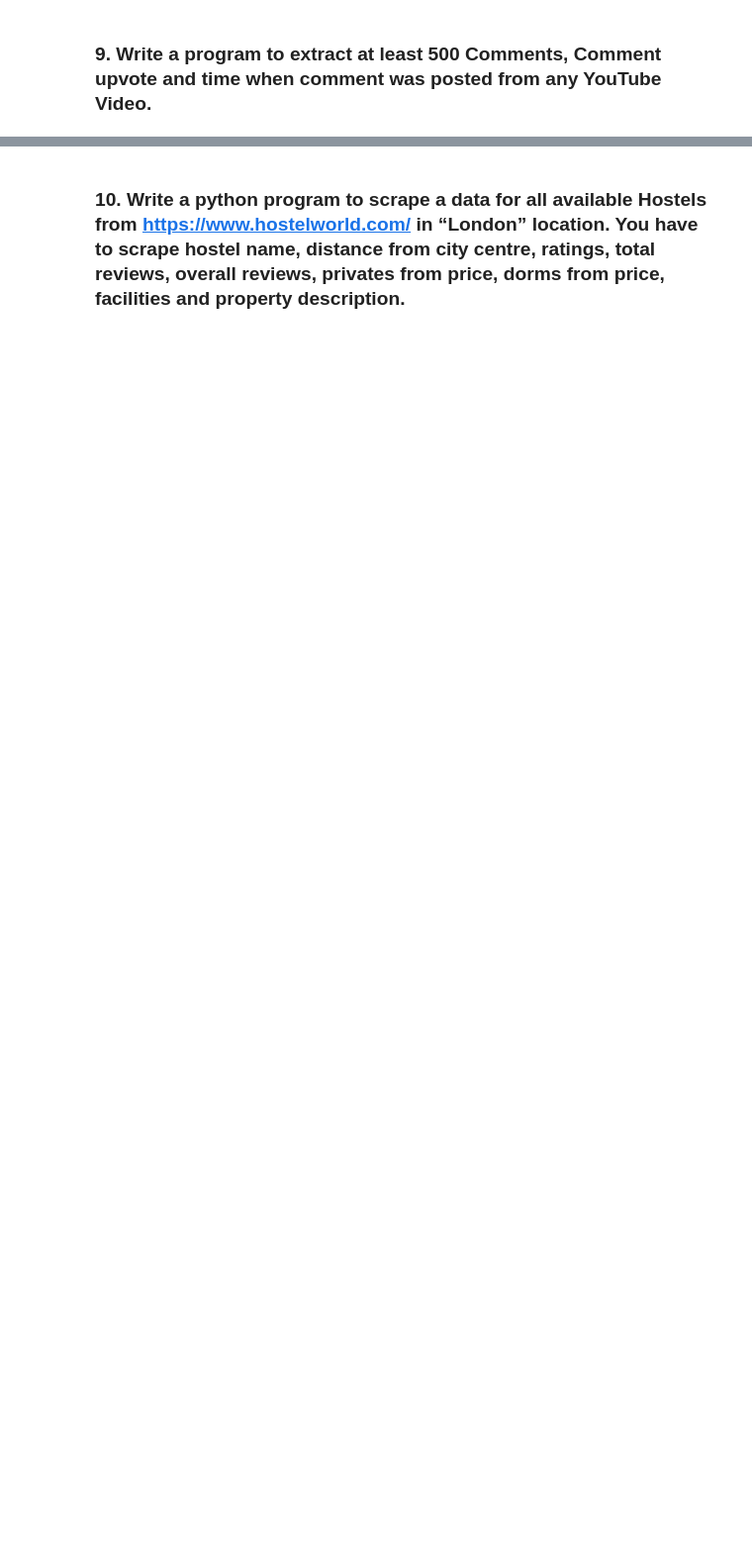
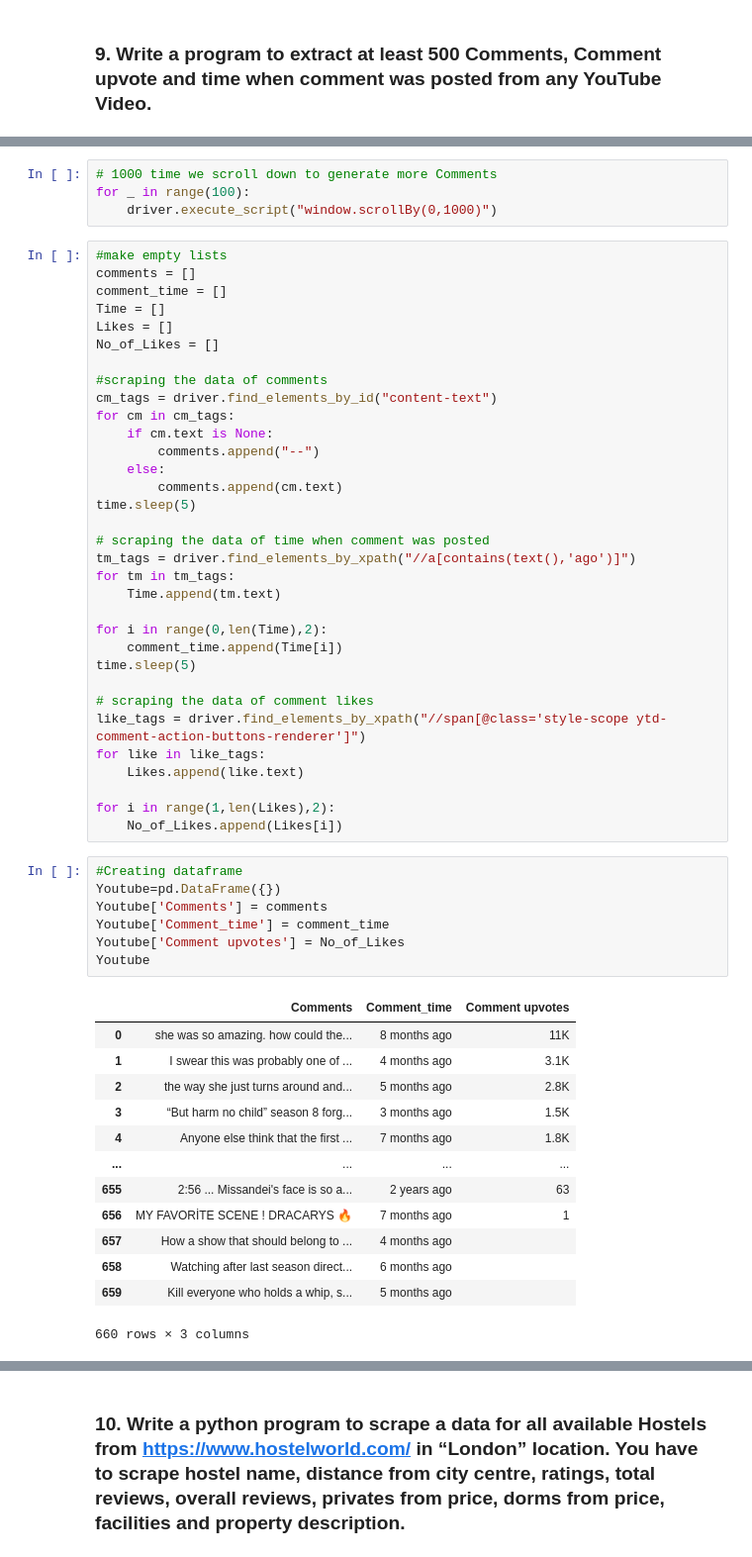
Before and after one commit to Aliakbar2/WEB-SCRAPING-ASSIGNMENT-1, a Jupyter notebook: web_scraping_assignment3_SOLVED.ipynb, the cells around one changed output, grey strips where cells are left out. Shown at 99% size. Saved outputs shown, nothing was run; the diff lists cells and outputs as text; blank space fills up the shorter version.

```diff
--- a/web_scraping_assignment3_SOLVED.ipynb
+++ b/web_scraping_assignment3_SOLVED.ipynb
@@ -519,0 +903,58 @@ time.sleep(3)
+# %%
+# 1000 time we scroll down to generate more Comments
+for _ in range(100):
+    driver.execute_script("window.scrollBy(0,1000)")
+# %%
+#make empty lists
+comments = []
+comment_time = []
+Time = []
+Likes = []
+No_of_Likes = []
+
+#scraping the data of comments
+cm_tags = driver.find_elements_by_id("content-text")
+for cm in cm_tags:
+    if cm.text is None:
+        comments.append("--")
+    else:
+        comments.append(cm.text)
+time.sleep(5)
+
+# scraping the data of time when comment was posted
+tm_tags = driver.find_elements_by_xpath("//a[contains(text(),'ago')]")
+for tm in tm_tags:
+    Time.append(tm.text)
+
+for i in range(0,len(Time),2):
+    comment_time.append(Time[i])
+time.sleep(5)
+
+# scraping the data of comment likes
+like_tags = driver.find_elements_by_xpath("//span[@class='style-scope ytd-comment-action-buttons-renderer']")
+for like in like_tags:
+    Likes.append(like.text)
+
+for i in range(1,len(Likes),2):
+    No_of_Likes.append(Likes[i])
+# %%
+#Creating dataframe
+Youtube=pd.DataFrame({})
+Youtube['Comments'] = comments
+Youtube['Comment_time'] = comment_time
+Youtube['Comment upvotes'] = No_of_Likes
+Youtube
+# %% [output]
+|  | Comments | Comment_time | Comment upvotes |
+| 0 | she was so amazing. how could the... | 8 months ago | 11K |
+| 1 | I swear this was probably one of ... | 4 months ago | 3.1K |
+| 2 | the way she just turns around and... | 5 months ago | 2.8K |
+| 3 | “But harm no child” season 8 forg... | 3 months ago | 1.5K |
+| 4 | Anyone else think that the first ... | 7 months ago | 1.8K |
+| ... | ... | ... | ... |
+| 655 | 2:56 ... Missandei's face is so a... | 2 years ago | 63 |
+| 656 | MY FAVORİTE SCENE ! DRACARYS 🔥 | 7 months ago | 1 |
+| 657 | How a show that should belong to ... | 4 months ago |  |
+| 658 | Watching after last season direct... | 6 months ago |  |
+| 659 | Kill everyone who holds a whip, s... | 5 months ago |  |
+660 rows × 3 columns
```
Also changed, not shown: parts of 25 cells of this notebook.
